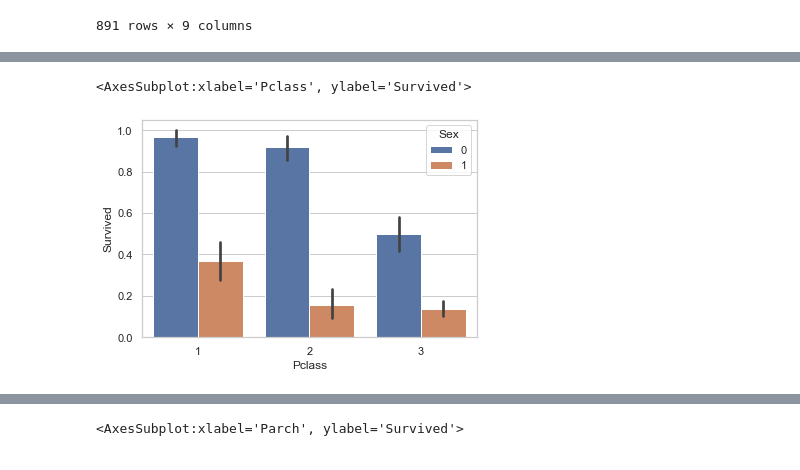
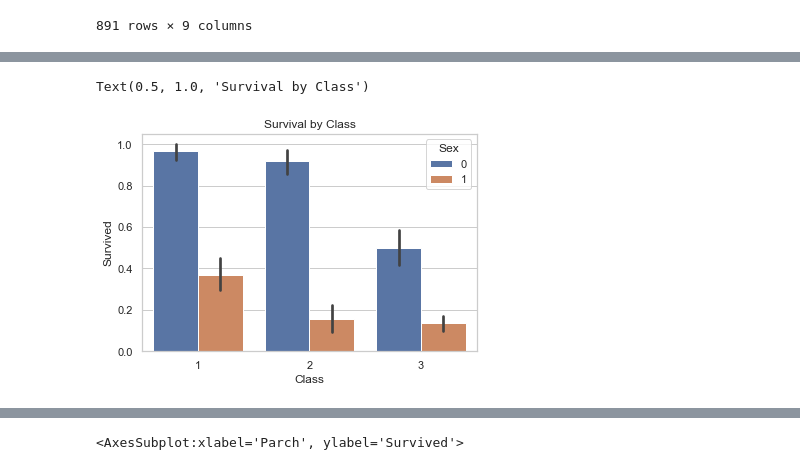
Before and after one commit to vipervit/Titanic, a Jupyter notebook: titanic.ipynb, the cells around one changed output, grey strips where cells are left out. Drawn from its saved outputs; the diff is of its cells as text; code cells hidden in the pictures.

```diff
--- a/titanic.ipynb
+++ b/titanic.ipynb
@@ -23,3 +24,8 @@ df_train
 | 889 | 1 | 1 | male | 26.0 | 0 | 0 | 30.0000 | C148 | C |
 | 890 | 0 | 3 | male | 32.0 | 0 | 0 | 7.7500 | 0 | Q |
 891 rows × 9 columns
+# %%
+sex = df_train['Sex']
+df_train['Sex'] = LabelEncoder().fit(sex).transform(sex)
+df_train['Sex']=[int(not(i)) for i in df_train['Sex']] # switching polarity has nothing to do with feminism, need it for proper correlation
+df_train
@@ -26,6 +57,8 @@ df_train
 # %%
 sns.set_theme(style="whitegrid")
-sns.barplot(data=df_train, x='Pclass', y='Survived', hue='Sex')
+plot = sns.barplot(data=df_train, x='Pclass', y='Survived', hue='Sex')
+plot.set_xlabel('Class')
+plot.set_title('Survival by Class')
 # %% [output]
-<AxesSubplot:xlabel='Pclass', ylabel='Survived'>
+Text(0.5, 1.0, 'Survival by Class')
-[figure, old version]
+[figure, new version]
```
Also changed, not shown: parts of 13 cells of this notebook.
